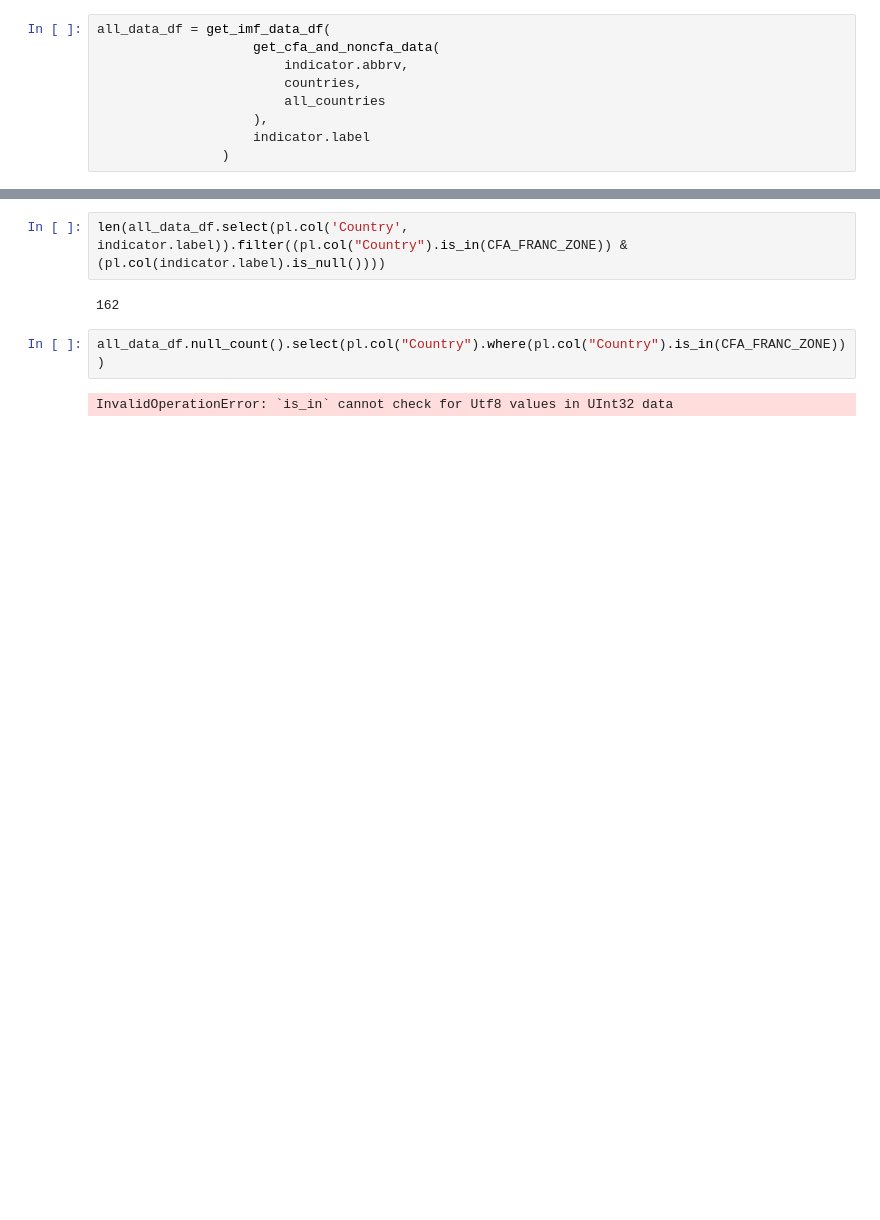
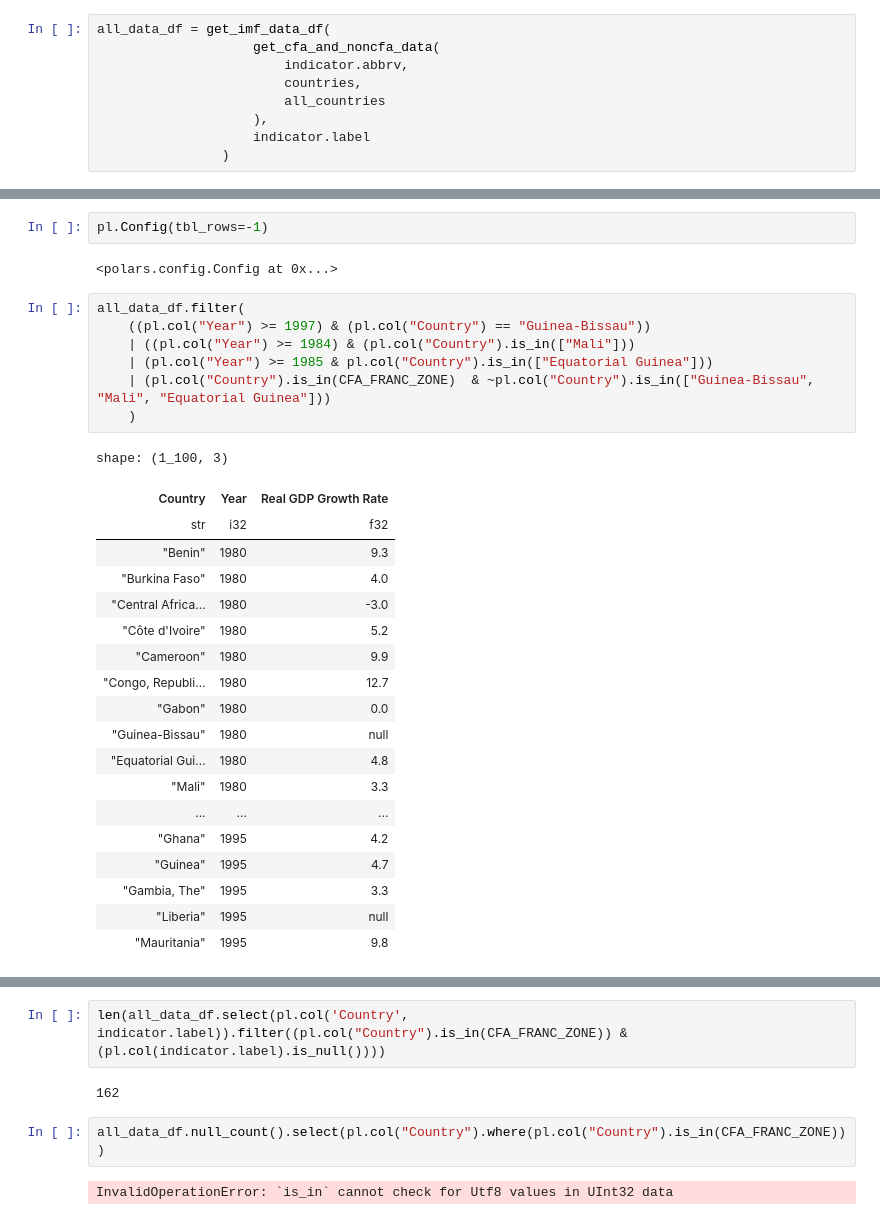
Before and after one commit to EduardoLZevallos/CFA_Franc_Analysis, a Jupyter notebook: scrap_notebooks/scrap_cleaning_up_imf_data.ipynb, the cells around one changed output, grey strips where cells are left out. Cells and saved outputs as stored; diff of their text form; blank space fills up the shorter version.

```diff
--- a/scrap_cleaning_up_imf_data.ipynb
+++ b/scrap_notebooks/scrap_cleaning_up_imf_data.ipynb
@@ -141,0 +210,31 @@ all_data_df = get_imf_data_df(
+# %%
+pl.Config(tbl_rows=-1)
+# %% [output]
+<polars.config.Config at 0x...>
+# %%
+all_data_df.filter(
+    ((pl.col("Year") >= 1997) & (pl.col("Country") == "Guinea-Bissau"))
+    | ((pl.col("Year") >= 1984) & (pl.col("Country").is_in(["Mali"]))
+    | (pl.col("Year") >= 1985 & pl.col("Country").is_in(["Equatorial Guinea"]))
+    | (pl.col("Country").is_in(CFA_FRANC_ZONE)  & ~pl.col("Country").is_in(["Guinea-Bissau", "Mali", "Equatorial Guinea"]))
+    )
+# %% [output]
+shape: (1_100, 3)
+| Country | Year | Real GDP Growth Rate |
+| str | i32 | f32 |
+| "Benin" | 1980 | 9.3 |
+| "Burkina Faso" | 1980 | 4.0 |
+| "Central Africa… | 1980 | -3.0 |
+| "Côte d'Ivoire" | 1980 | 5.2 |
+| "Cameroon" | 1980 | 9.9 |
+| "Congo, Republi… | 1980 | 12.7 |
+| "Gabon" | 1980 | 0.0 |
+| "Guinea-Bissau" | 1980 | null |
+| "Equatorial Gui… | 1980 | 4.8 |
+| "Mali" | 1980 | 3.3 |
+| ... | ... | ... |
+| "Ghana" | 1995 | 4.2 |
+| "Guinea" | 1995 | 4.7 |
+| "Gambia, The" | 1995 | 3.3 |
+| "Liberia" | 1995 | null |
+| "Mauritania" | 1995 | 9.8 |
```
Also changed, not shown: parts of 19 cells of this notebook, 45 other files.
